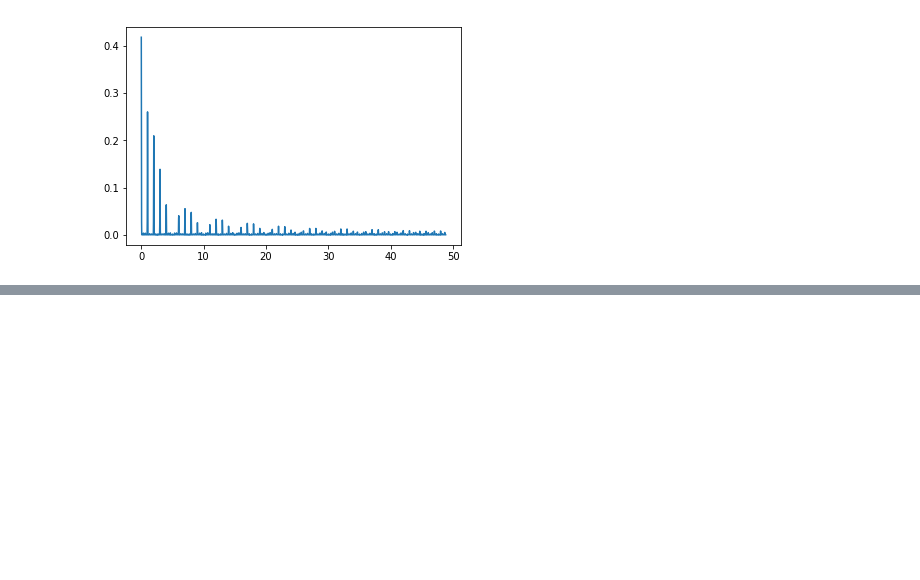
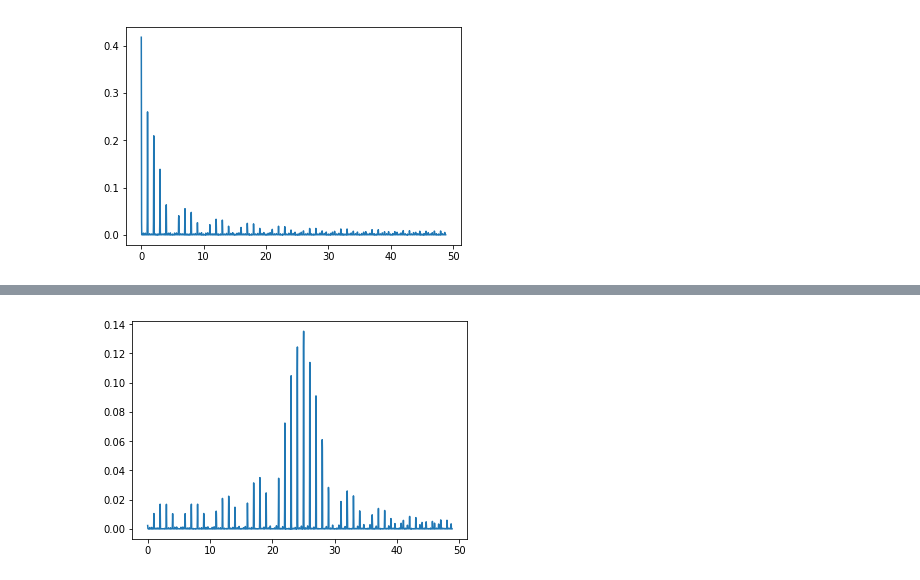
Before and after one commit to Potyashin/PhysLabs3TermMIPT, a Jupyter notebook: Спектры/Specters.ipynb, the cells around one changed output, grey strips where cells are left out. Cells and saved outputs as stored; diff of their text form; code cells hidden in the pictures; blank space fills up the shorter version.

```diff
--- a/Спектры/Specters.ipynb
+++ b/Спектры/Specters.ipynb
@@ -85,0 +141,5 @@ table
+# %%
+plt.plot(x2,y2)
+plt.show()
+# %% [output]
+[figure, added]
```
Also changed, not shown: parts of 12 cells of this notebook, 6 other files.
